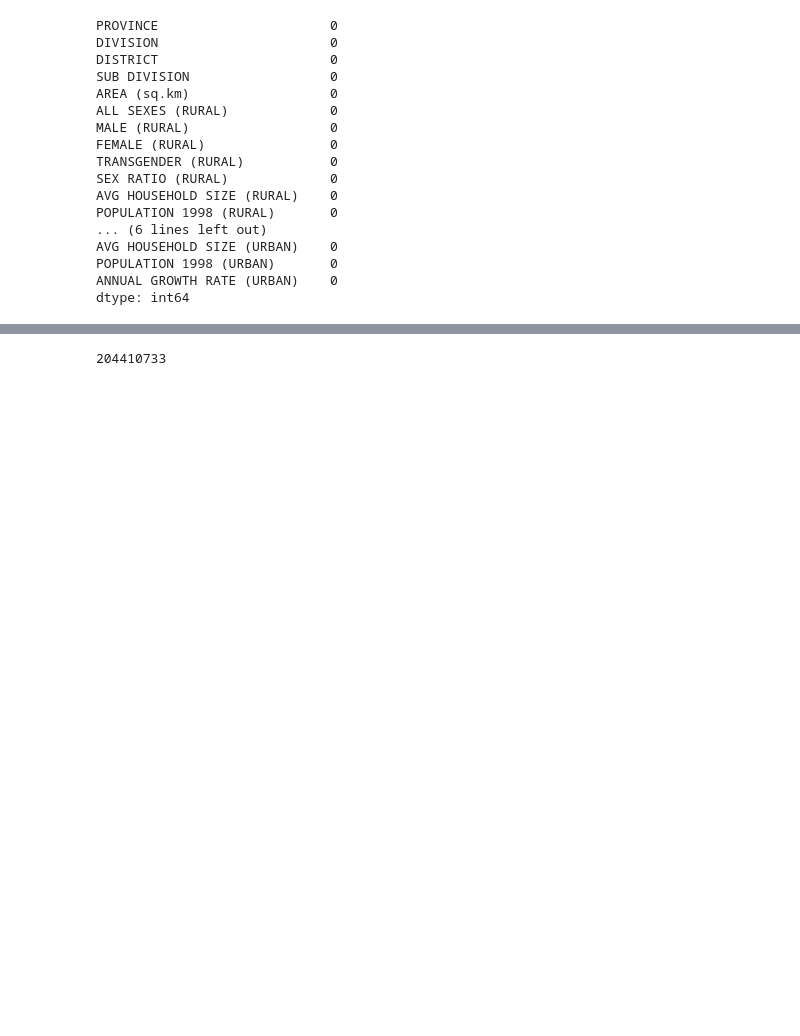
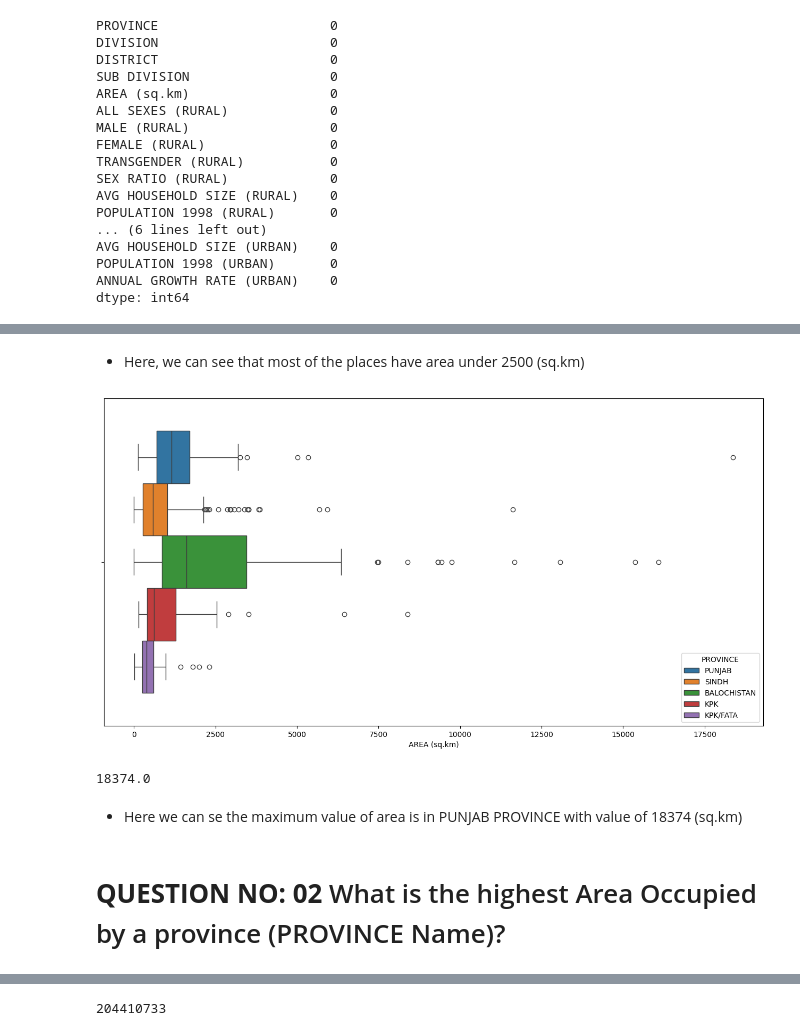
Before and after one commit to HaiderQadri/PYTHON-For-Data-Science_and_AI, a Jupyter notebook: 02_pandas/04_pandas_on_pak_population.ipynb, the cells around one changed output, grey strips where cells are left out. Saved outputs shown, nothing was run; the diff lists cells and outputs as text; code cells hidden in the pictures; blank space fills up the shorter version.

```diff
--- a/02_pandas/04_pandas_on_pak_population.ipynb
+++ b/02_pandas/04_pandas_on_pak_population.ipynb
@@ -225,0 +238,16 @@ df.head()
+# %% [markdown]
+- Here, we can see that most of the places have area under 2500 (sq.km)
+# %%
+plt.figure(figsize = (16, 8))
+sns.boxplot(data = df, x = 'AREA (sq.km)', hue = 'PROVINCE')
+plt.show()
+# %% [output]
+[figure, added]
+# %%
+df['AREA (sq.km)'].max()
+# %% [output]
+18374.0
+# %% [markdown]
+- Here we can se the maximum value of area is in PUNJAB PROVINCE with value of 18374 (sq.km)
+# %% [markdown]
+# **QUESTION NO: 02** What is the highest Area Occupied by a province (PROVINCE Name)?
```
Also changed, not shown: parts of 45 cells of this notebook, 50 other files.
